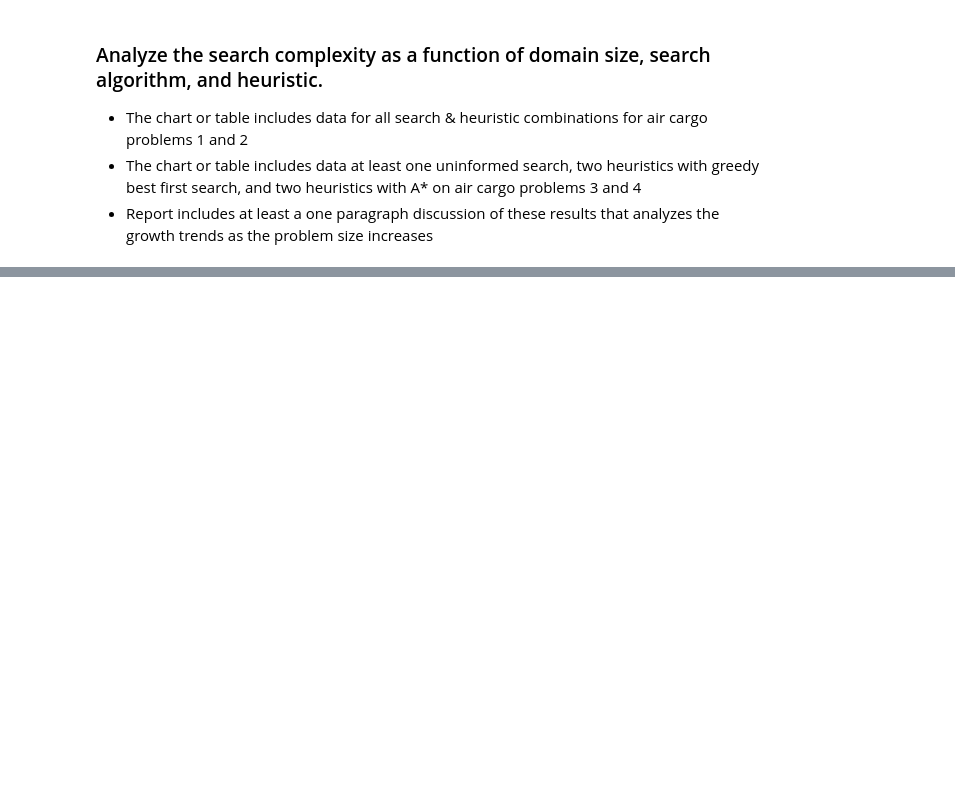
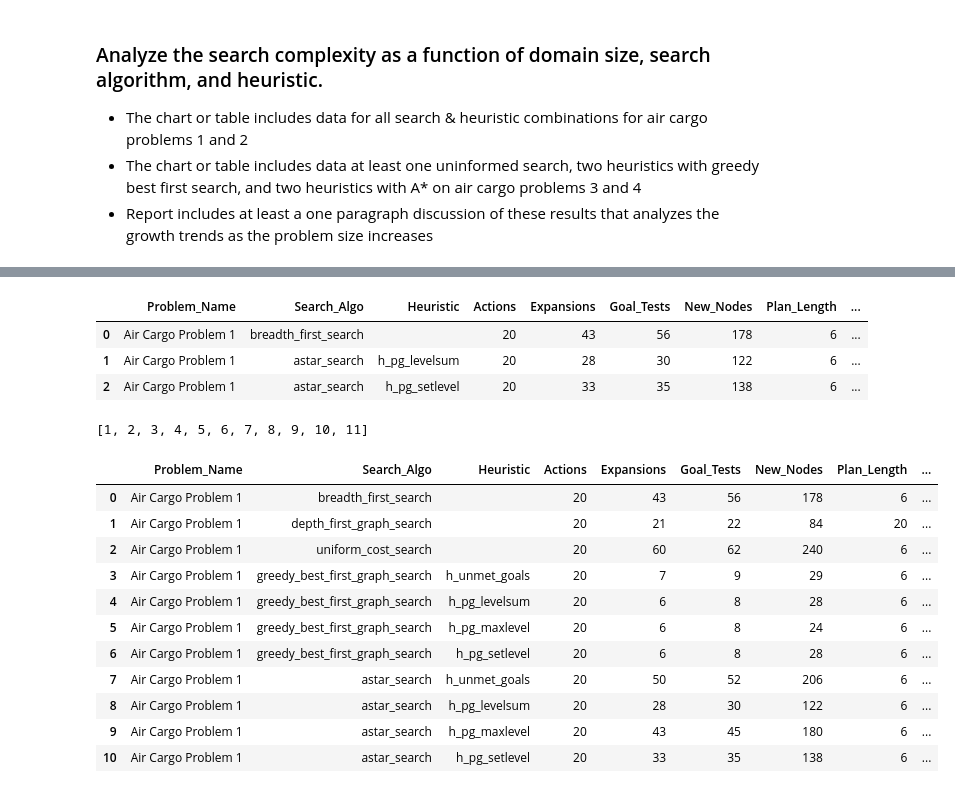
Before and after one commit to johngreibelarsen/ai-classical-planning, a Jupyter notebook: forward_planning_agent.ipynb, the cells around one changed output, grey strips where cells are left out. Drawn from its saved outputs; the diff is of its cells as text; code cells hidden in the pictures; blank space fills up the shorter version.

Commit message:
Experiment with cargo problem 1 using different search algorithms and heuristics for a agent that performs progression search to solve planning problems

```diff
--- a/forward_planning_agent.ipynb
+++ b/forward_planning_agent.ipynb
@@ -85,0 +89,33 @@ Experiment(Problem_Name='Air Cargo Problem 1', Search_Algo='astar_search', Heuri
+# %%
+import pandas as pd
+
+df = pd.DataFrame(search_results)
+df.head()
+# %% [output]
+|  | Problem_Name | Search_Algo | Heuristic | Actions | Expansions | Goal_Tests | New_Nodes | Plan_Length | ... |
+| 0 | Air Cargo Problem 1 | breadth_first_search |  | 20 | 43 | 56 | 178 | 6 | ... |
+| 1 | Air Cargo Problem 1 | astar_search | h_pg_levelsum | 20 | 28 | 30 | 122 | 6 | ... |
+| 2 | Air Cargo Problem 1 | astar_search | h_pg_setlevel | 20 | 33 | 35 | 138 | 6 | ... |
+# %%
+all_searches = [x for x in range(1, 12)]
+print(my_list)
+# %% [output]
+[1, 2, 3, 4, 5, 6, 7, 8, 9, 10, 11]
+# %%
+search_results_1  = main_modified([1], all_searches)
+# %%
+df = pd.DataFrame(search_results_1)
+df
+# %% [output]
+|  | Problem_Name | Search_Algo | Heuristic | Actions | Expansions | Goal_Tests | New_Nodes | Plan_Length | ... |
+| 0 | Air Cargo Problem 1 | breadth_first_search |  | 20 | 43 | 56 | 178 | 6 | ... |
+| 1 | Air Cargo Problem 1 | depth_first_graph_search |  | 20 | 21 | 22 | 84 | 20 | ... |
+| 2 | Air Cargo Problem 1 | uniform_cost_search |  | 20 | 60 | 62 | 240 | 6 | ... |
+| 3 | Air Cargo Problem 1 | greedy_best_first_graph_search | h_unmet_goals | 20 | 7 | 9 | 29 | 6 | ... |
+| 4 | Air Cargo Problem 1 | greedy_best_first_graph_search | h_pg_levelsum | 20 | 6 | 8 | 28 | 6 | ... |
+| 5 | Air Cargo Problem 1 | greedy_best_first_graph_search | h_pg_maxlevel | 20 | 6 | 8 | 24 | 6 | ... |
+| 6 | Air Cargo Problem 1 | greedy_best_first_graph_search | h_pg_setlevel | 20 | 6 | 8 | 28 | 6 | ... |
+| 7 | Air Cargo Problem 1 | astar_search | h_unmet_goals | 20 | 50 | 52 | 206 | 6 | ... |
+| 8 | Air Cargo Problem 1 | astar_search | h_pg_levelsum | 20 | 28 | 30 | 122 | 6 | ... |
+| 9 | Air Cargo Problem 1 | astar_search | h_pg_maxlevel | 20 | 43 | 45 | 180 | 6 | ... |
+| 10 | Air Cargo Problem 1 | astar_search | h_pg_setlevel | 20 | 33 | 35 | 138 | 6 | ... |
```
Also changed, not shown: parts of 17 cells of this notebook.
